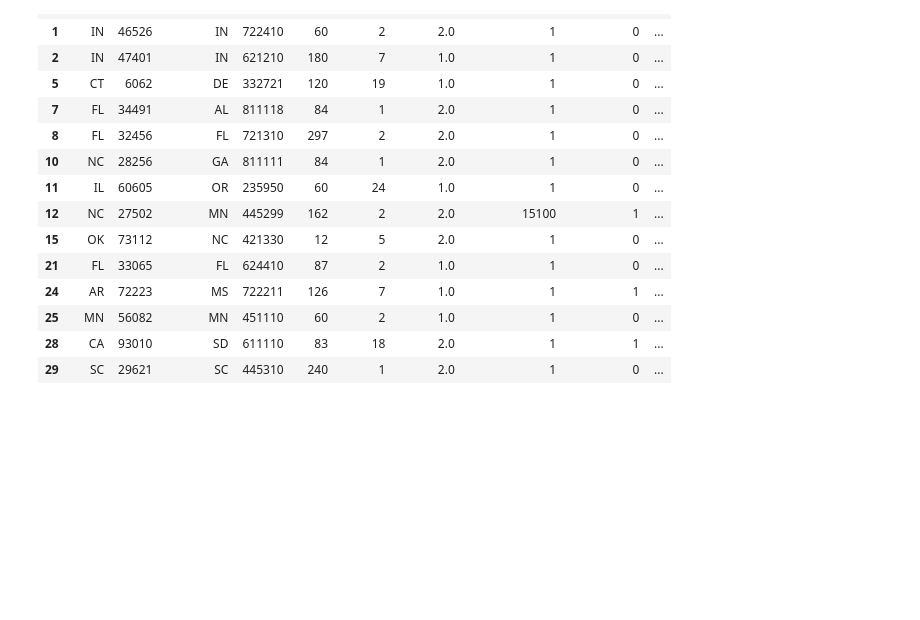
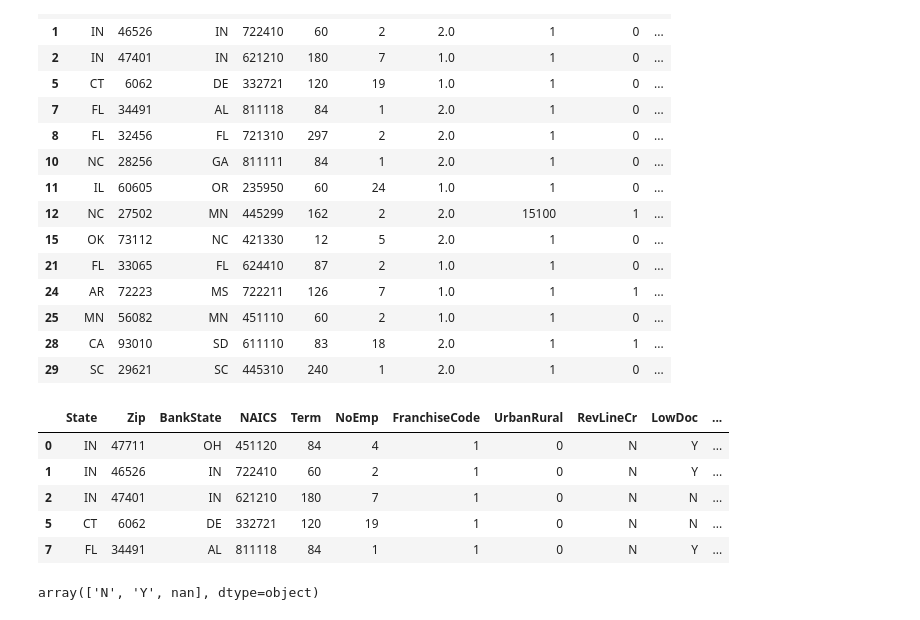
Before and after one commit to Memory77/brief_classif_sba, a Jupyter notebook: nettoyage_deb.ipynb, the cells around one changed output. Drawn from its saved outputs; the diff is of its cells as text; code cells hidden in the pictures; blank space fills up the shorter version.

```diff
--- a/nettoyage_deb.ipynb
+++ b/nettoyage_deb.ipynb
@@ -603,3 +579,18 @@ df3.head(15)
 | 25 | MN | 56082 | MN | 451110 | 60 | 2 | 1.0 | 1 | 0 | ... |
 | 28 | CA | 93010 | SD | 611110 | 83 | 18 | 2.0 | 1 | 1 | ... |
 | 29 | SC | 29621 | SC | 445310 | 240 | 1 | 2.0 | 1 | 0 | ... |
+# %%
+new_df = df3.drop(['NewExist'], axis =1)
+
+new_df.head()
+# %% [output]
+|  | State | Zip | BankState | NAICS | Term | NoEmp | FranchiseCode | UrbanRural | RevLineCr | LowDoc | ... |
+| 0 | IN | 47711 | OH | 451120 | 84 | 4 | 1 | 0 | N | Y | ... |
+| 1 | IN | 46526 | IN | 722410 | 60 | 2 | 1 | 0 | N | Y | ... |
+| 2 | IN | 47401 | IN | 621210 | 180 | 7 | 1 | 0 | N | N | ... |
+| 5 | CT | 6062 | DE | 332721 | 120 | 19 | 1 | 0 | N | N | ... |
+| 7 | FL | 34491 | AL | 811118 | 84 | 1 | 1 | 0 | N | Y | ... |
+# %%
+new_df['RevLineCr'].unique()
+# %% [output]
+array(['N', 'Y', nan], dtype=object)
```
Also changed, not shown: parts of 6 cells of this notebook.
